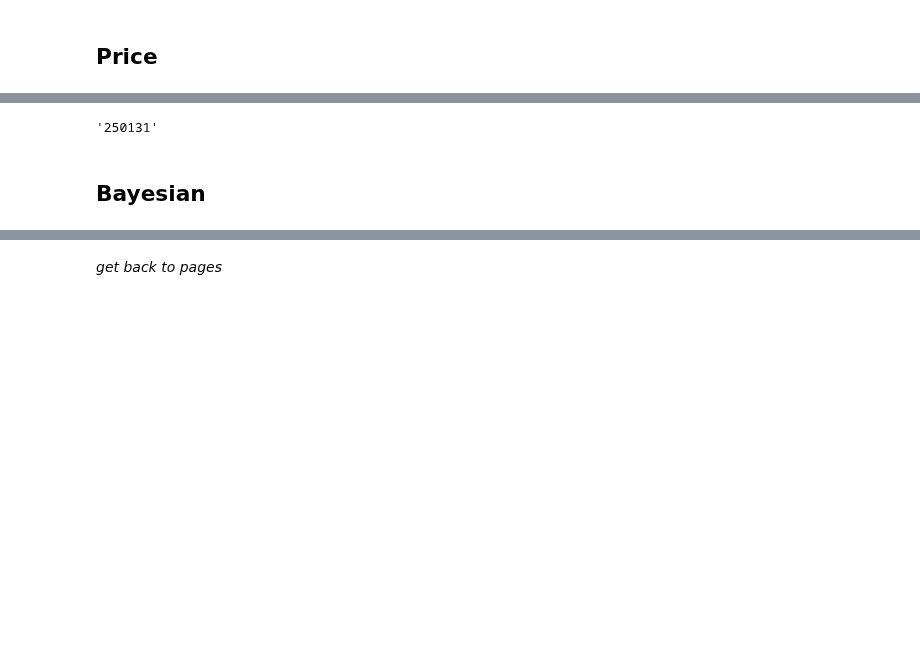
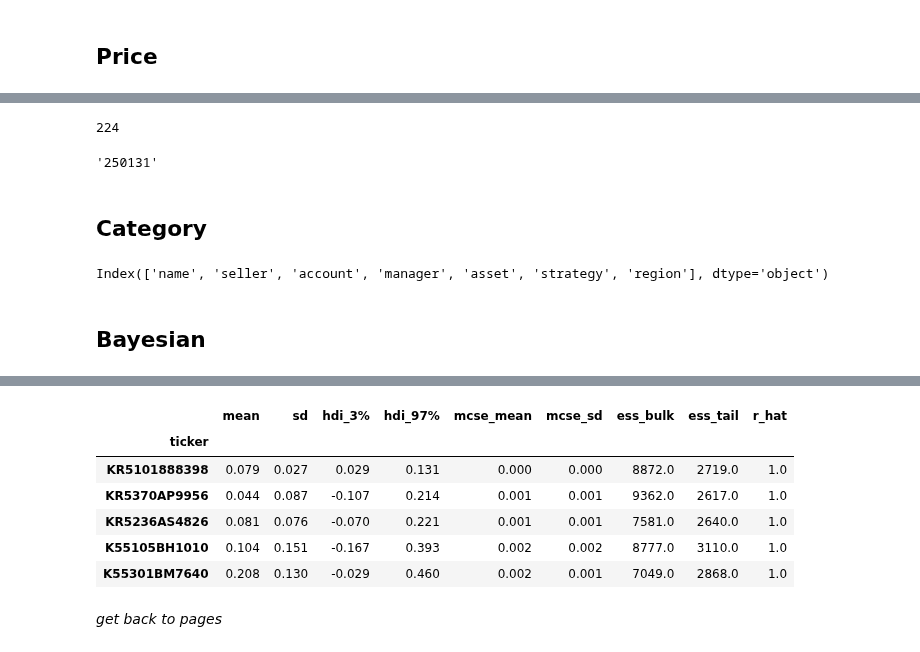
Before and after one commit to lbk209/fund, a Jupyter notebook: fund_labs.ipynb, the cells around one changed output, grey strips where cells are left out. Saved outputs shown, nothing was run; the diff lists cells and outputs as text; code cells hidden in the pictures; blank space fills up the shorter version.

```diff
--- a/fund_labs.ipynb
+++ b/fund_labs.ipynb
@@ -59,3 +63,7 @@ df_all = (df_all.assign(ym=df_all.index.get_level_values("date").to_period('M'))
+# %%
+df_all.index.get_level_values(0).nunique()
+# %% [output]
+224
 # %%
 date = df_all.index.get_level_values('date').max().strftime('%y%m%d')
 date
@@ -66,6 +74,11 @@ file = f'fund_monthly_{date}.csv'
 path = 'pages'
 df_all.to_csv(f'{path}/{file}')
+# %% [markdown]
+## Category
 # %%
-file = f'fund_name_{date}.csv'
-path = 'pages'
-pd.Series(fund.security_names).to_csv(f'{path}/{file}')
+file = 'funds_categories.csv'
+path = 'data'
+df_cat = pd.read_csv(f'{path}/{file}').set_index('ticker')
+df_cat.columns
+# %% [output]
+Index(['name', 'seller', 'account', 'manager', 'asset', 'strategy', 'region'], dtype='object')
@@ -89,0 +87,8 @@ from pf_dash import get_inference
+# %%
+from pf_dash import get_hdi
+
+file = 'fund_f3y_s3y'
+path = 'data'
+df_est = get_hdi(file, path, to_dict=False)
+df_est.head()
+# %% [output]
@@ -90 +97,8 @@ from pf_dash import get_inference
+|  | mean | sd | hdi_3% | hdi_97% | mcse_mean | mcse_sd | ess_bulk | ess_tail | r_hat |
+| ticker |  |  |  |  |  |  |  |  |  |
+| KR5101888398 | 0.079 | 0.027 | 0.029 | 0.131 | 0.000 | 0.000 | 8872.0 | 2719.0 | 1.0 |
+| KR5370AP9956 | 0.044 | 0.087 | -0.107 | 0.214 | 0.001 | 0.001 | 9362.0 | 2617.0 | 1.0 |
+| KR5236AS4826 | 0.081 | 0.076 | -0.070 | 0.221 | 0.001 | 0.001 | 7581.0 | 2640.0 | 1.0 |
+| K55105BH1010 | 0.104 | 0.151 | -0.167 | 0.393 | 0.002 | 0.002 | 8777.0 | 3110.0 | 1.0 |
+| K55301BM7640 | 0.208 | 0.130 | -0.029 | 0.460 | 0.002 | 0.001 | 7049.0 | 2868.0 | 1.0 |
 # %%
```
Also changed, not shown: parts of 82 cells of this notebook, 4 other files.
